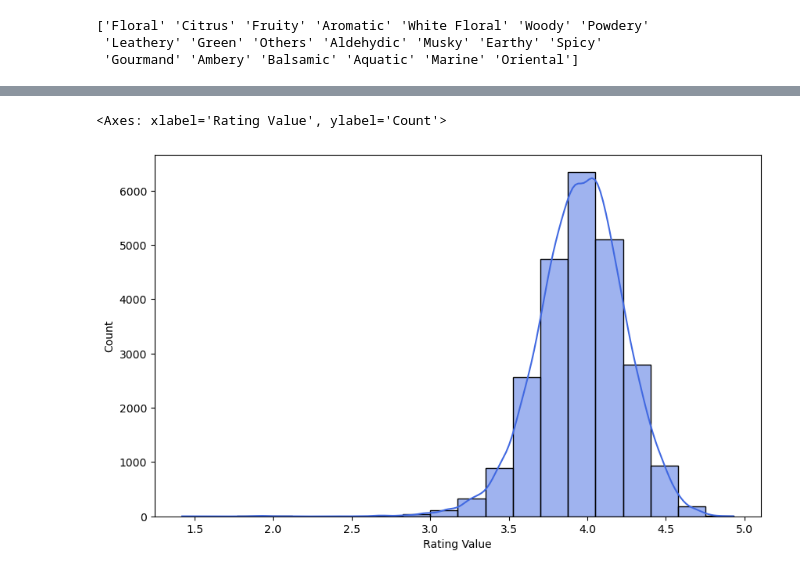
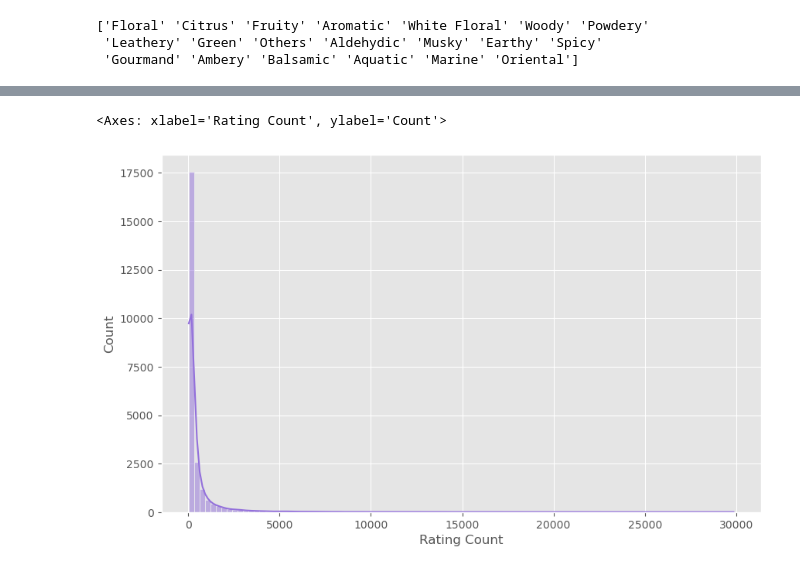
Before and after one commit to cemanzanoc/FinalProject, a Jupyter notebook: EDA/fragrance_EDA.ipynb, the cells around one changed output, grey strips where cells are left out. Cells and saved outputs as stored; diff of their text form; code cells hidden in the pictures.

```diff
--- a/EDA/fragrance_EDA.ipynb
+++ b/EDA/fragrance_EDA.ipynb
@@ -251,0 +290,3 @@ Name: count, Length: 2721, dtype: int64
+# %%
+#Set plot style
+plt.style.use('ggplot')
@@ -252,7 +405,7 @@ Name: count, Length: 2721, dtype: int64
 # %%
-# Create the histogram of the 'Rating Value' column
+# Distribution of the 'Rating Count' column
 plt.figure(figsize=(10, 6))
-sns.histplot(fragrance_df['Rating Value'], bins=20, kde=True, color='royalblue')
+sns.histplot(fragrance_df['Rating Count'], bins=100, kde=True, color="#9370DB")
 # %% [output]
-<Axes: xlabel='Rating Value', ylabel='Count'>
+<Axes: xlabel='Rating Count', ylabel='Count'>
-[figure, old version]
+[figure, new version]
```
Also changed, not shown: parts of 52 cells of this notebook.
